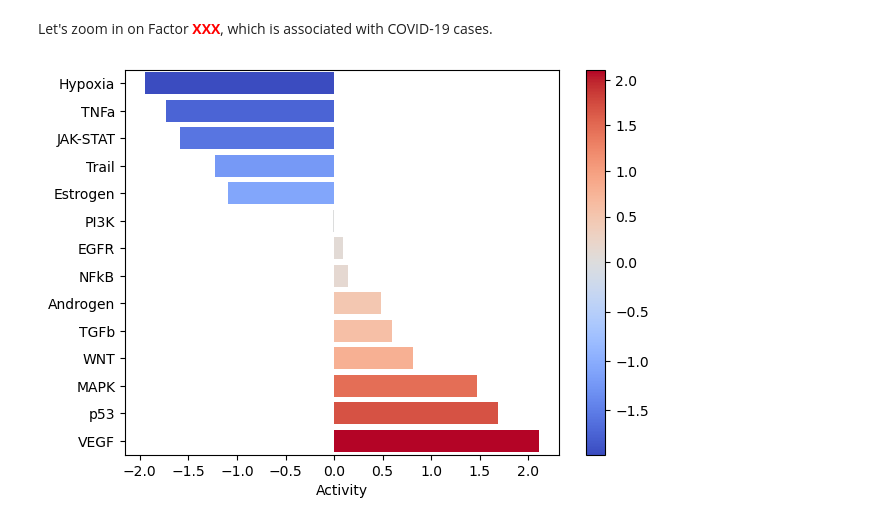
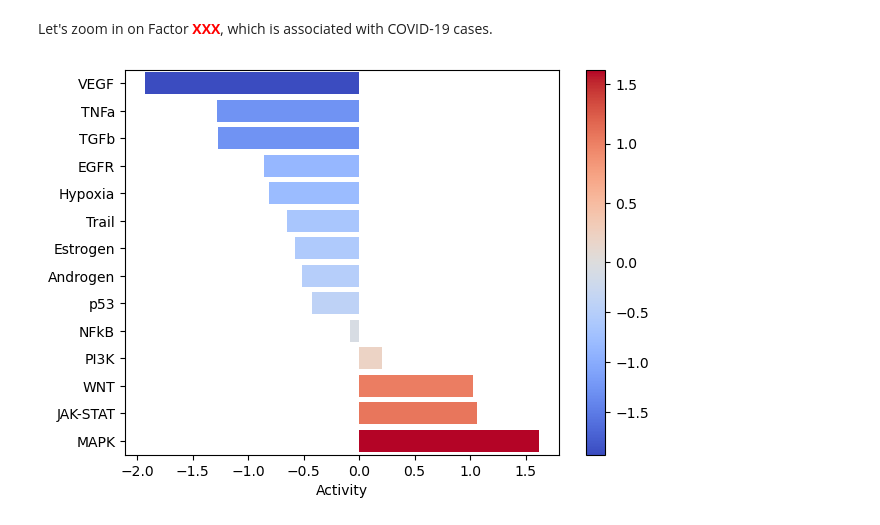
Before and after one commit to saezlab/ccc_protocols, a Jupyter notebook: notebooks/ccc_python/QuickStart.ipynb, the cells around one changed output. Saved outputs shown, nothing was run; the diff lists cells and outputs as text; code cells hidden in the pictures.

```diff
--- a/notebooks/ccc_python/QuickStart.ipynb
+++ b/notebooks/ccc_python/QuickStart.ipynb
@@ -499,13 +500,13 @@ plt.savefig(fig_filename, dpi=300, bbox_inches='tight')
 # %% [markdown]
 Let's zoom in on Factor <span style='color:red'>**XXX**</span>, which is associated with COVID-19 cases.
 # %%
-selected_factor = 'Factor 10'
+selected_factor = 'Factor 3'
 fig_filename = output_folder + '/PROGENy-{}.pdf'.format(selected_factor.replace(' ', '-'))
 
 dc.plot_barplot(estimate,
                 selected_factor,
                 vertical=True,
                 cmap='coolwarm',
                 save=fig_filename)
 # %% [output]
-[figure, old version]
+[figure, new version]
```
Also changed, not shown: parts of 3 cells of this notebook, 6 other files.
